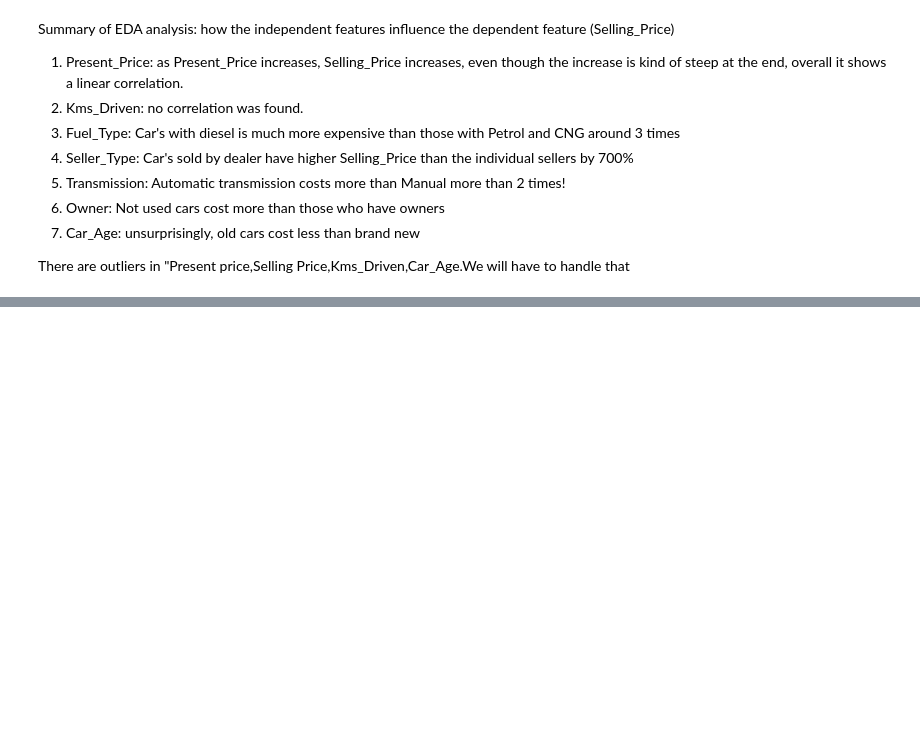
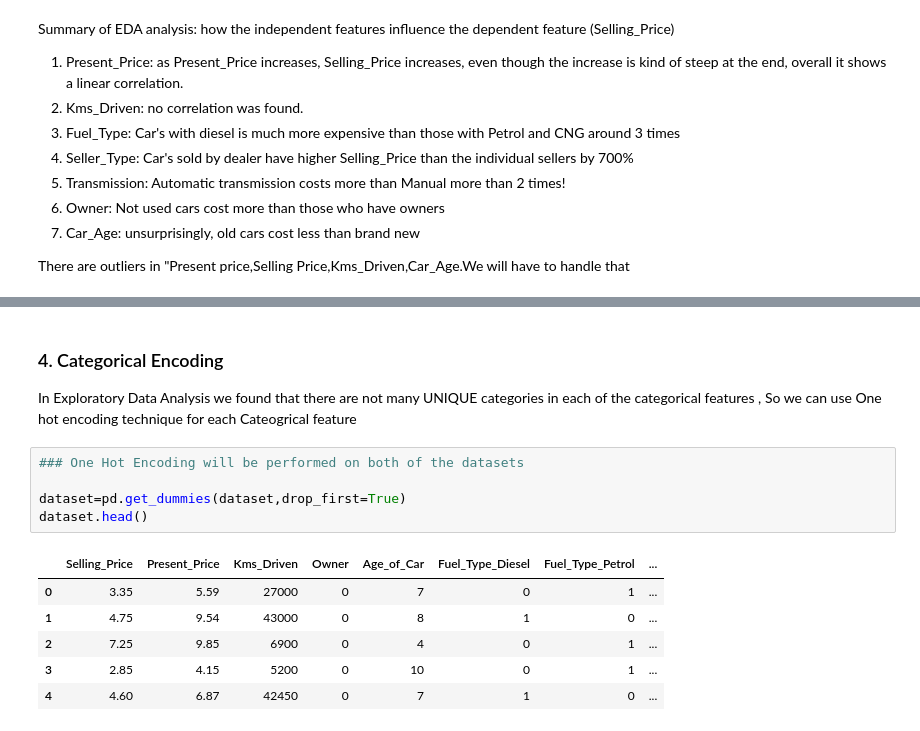
Before and after one commit to LuckyRathod/Data-Science-Projects, a Jupyter notebook: 2.Car Selling Price Prediction/car_price_prediction.ipynb, the cells around one changed output, grey strips where cells are left out. Saved outputs shown, nothing was run; the diff lists cells and outputs as text; blank space fills up the shorter version.

```diff
--- a/2.Car Selling Price Prediction/car_price_prediction.ipynb
+++ b/2.Car Selling Price Prediction/car_price_prediction.ipynb
@@ -442,0 +569,16 @@ There are outliers in "Present price,Selling Price,Kms_Driven,Car_Age.We will ha
+# %% [markdown]
+### 4. Categorical Encoding
+
+In Exploratory Data Analysis we found that there are not many UNIQUE categories in each of the categorical features , So we can use One hot encoding technique for each Cateogrical feature
+# %%
+### One Hot Encoding will be performed on both of the datasets
+
+dataset=pd.get_dummies(dataset,drop_first=True)
+dataset.head()
+# %% [output]
+|  | Selling_Price | Present_Price | Kms_Driven | Owner | Age_of_Car | Fuel_Type_Diesel | Fuel_Type_Petrol | ... |
+| 0 | 3.35 | 5.59 | 27000 | 0 | 7 | 0 | 1 | ... |
+| 1 | 4.75 | 9.54 | 43000 | 0 | 8 | 1 | 0 | ... |
+| 2 | 7.25 | 9.85 | 6900 | 0 | 4 | 0 | 1 | ... |
+| 3 | 2.85 | 4.15 | 5200 | 0 | 10 | 0 | 1 | ... |
+| 4 | 4.60 | 6.87 | 42450 | 0 | 7 | 1 | 0 | ... |
```
Also changed, not shown: parts of 18 cells of this notebook.
